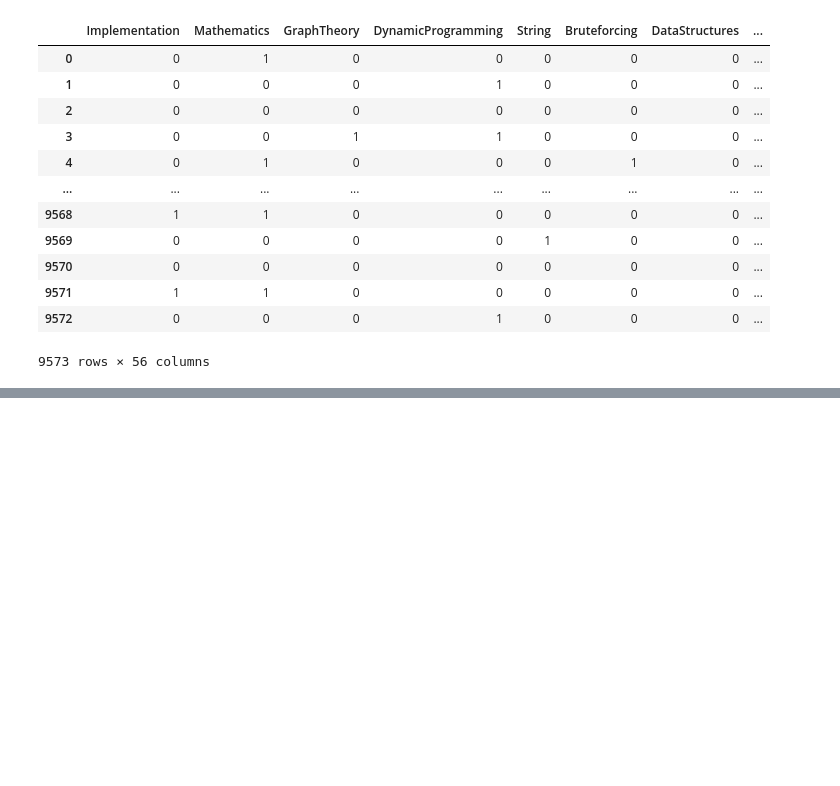
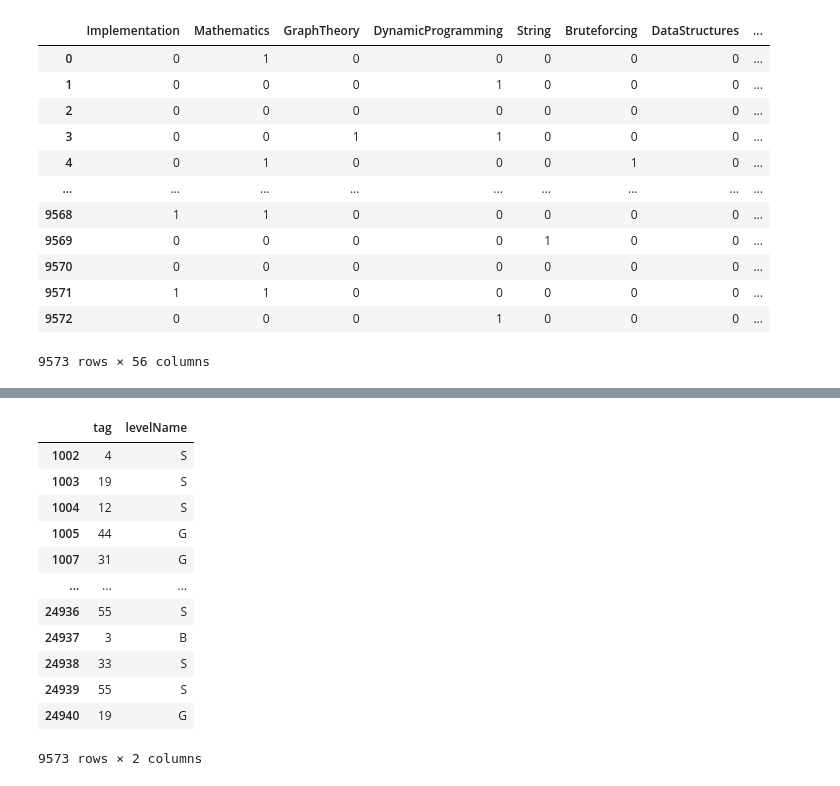
Before and after one commit to dampers/Recommenders, a Jupyter notebook: Clustering/createTag.ipynb, the cells around one changed output, grey strips where cells are left out. Cells and saved outputs as stored; diff of their text form; code cells hidden in the pictures; blank space fills up the shorter version.

```diff
--- a/Clustering/createTag.ipynb
+++ b/Clustering/createTag.ipynb
@@ -178,0 +277,16 @@ df
+# %%
+df = df[['tag','levelName']]
+# %% [output]
+|  | tag | levelName |
+| 1002 | 4 | S |
+| 1003 | 19 | S |
+| 1004 | 12 | S |
+| 1005 | 44 | G |
+| 1007 | 31 | G |
+| ... | ... | ... |
+| 24936 | 55 | S |
+| 24937 | 3 | B |
+| 24938 | 33 | S |
+| 24939 | 55 | S |
+| 24940 | 19 | G |
+9573 rows × 2 columns
```
Also changed, not shown: parts of 10 cells of this notebook, 5 other files.
